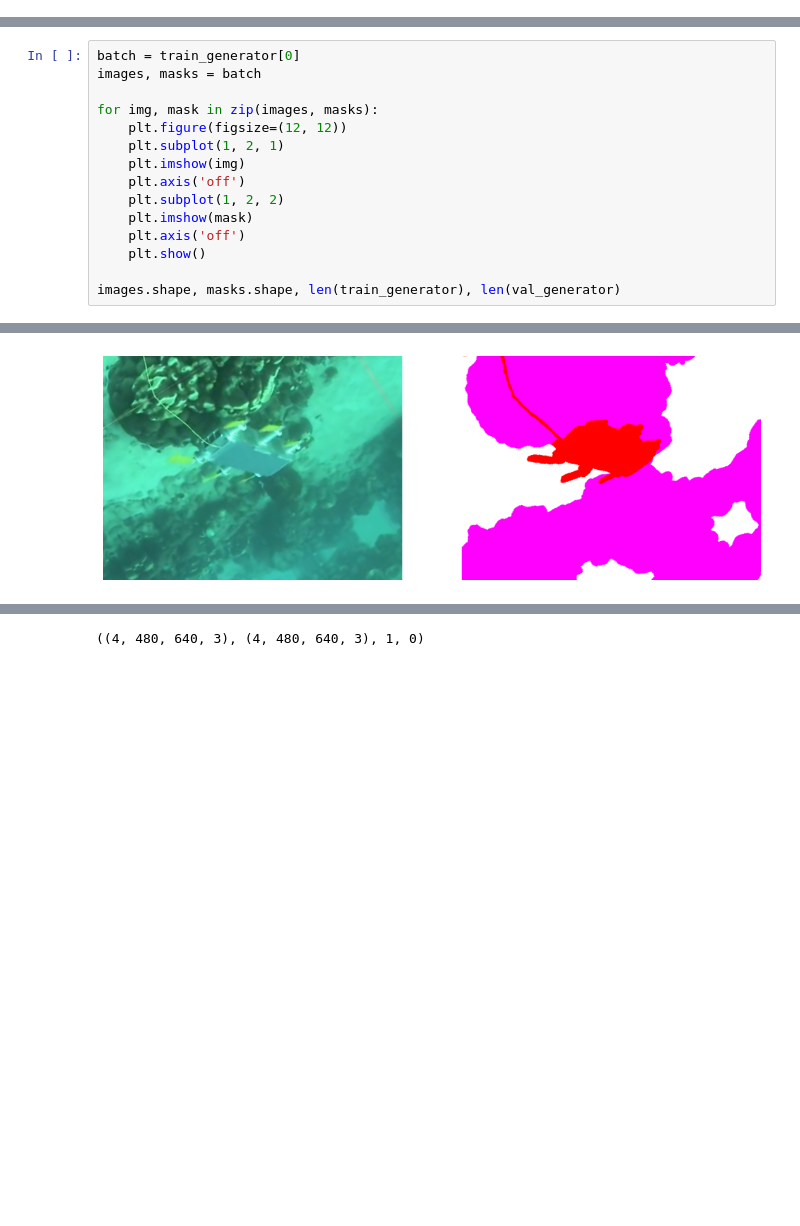
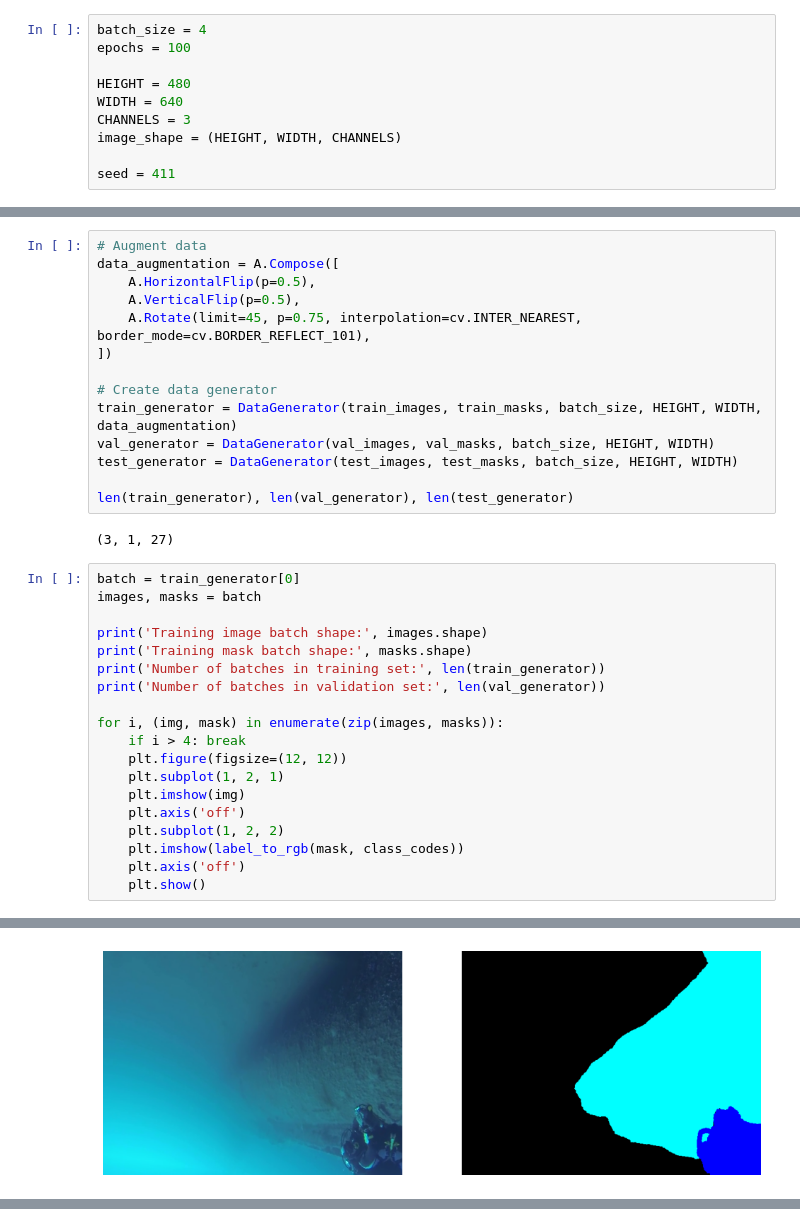
Before and after one commit to AkosKappel/ComputerVision, a Jupyter notebook: assignment-4/main.ipynb, the cells around one changed output, grey strips where cells are left out. Saved outputs shown, nothing was run; the diff lists cells and outputs as text; blank space fills up the shorter version.

```diff
--- a/assignment-4/main.ipynb
+++ b/assignment-4/main.ipynb
@@ -16,5 +18,15 @@ print(f'TensorFlow version: {tf.__version__}')
 # %% [output]
 TensorFlow version: 2.12.0
+# %%
+batch_size = 4
+epochs = 100
+
+HEIGHT = 480
+WIDTH = 640
+CHANNELS = 3
+image_shape = (HEIGHT, WIDTH, CHANNELS)
+
+seed = 411
 # %%
 data_path = 'input/'
 train_path = os.path.join(data_path, 'train_val')
@@ -289,16 +228,36 @@ val_generator = DataGenerator(val_images, val_masks, batch_size, img_height, img
+# %%
+# Augment data
+data_augmentation = A.Compose([
+    A.HorizontalFlip(p=0.5),
+    A.VerticalFlip(p=0.5),
+    A.Rotate(limit=45, p=0.75, interpolation=cv.INTER_NEAREST, border_mode=cv.BORDER_REFLECT_101),
+])
+
+# Create data generator
+train_generator = DataGenerator(train_images, train_masks, batch_size, HEIGHT, WIDTH, data_augmentation)
+val_generator = DataGenerator(val_images, val_masks, batch_size, HEIGHT, WIDTH)
+test_generator = DataGenerator(test_images, test_masks, batch_size, HEIGHT, WIDTH)
+
+len(train_generator), len(val_generator), len(test_generator)
+# %% [output]
+(3, 1, 27)
 # %%
 batch = train_generator[0]
 images, masks = batch
 
-for img, mask in zip(images, masks):
+print('Training image batch shape:', images.shape)
+print('Training mask batch shape:', masks.shape)
+print('Number of batches in training set:', len(train_generator))
+print('Number of batches in validation set:', len(val_generator))
+
+for i, (img, mask) in enumerate(zip(images, masks)):
+    if i > 4: break
     plt.figure(figsize=(12, 12))
     plt.subplot(1, 2, 1)
     plt.imshow(img)
     plt.axis('off')
     plt.subplot(1, 2, 2)
-    plt.imshow(mask)
+    plt.imshow(label_to_rgb(mask, class_codes))
     plt.axis('off')
     plt.show()
-
-images.shape, masks.shape, len(train_generator), len(val_generator)
 # %% [output]
@@ -307 +269 @@ Generating data for 4 images
-[figure, old version]
+[figure, new version]
@@ -310 +271,0 @@ Generating data for 4 images
-((4, 480, 640, 3), (4, 480, 640, 3), 1, 0)
```
Also changed, not shown: parts of 21 cells of this notebook, 1 other file.
